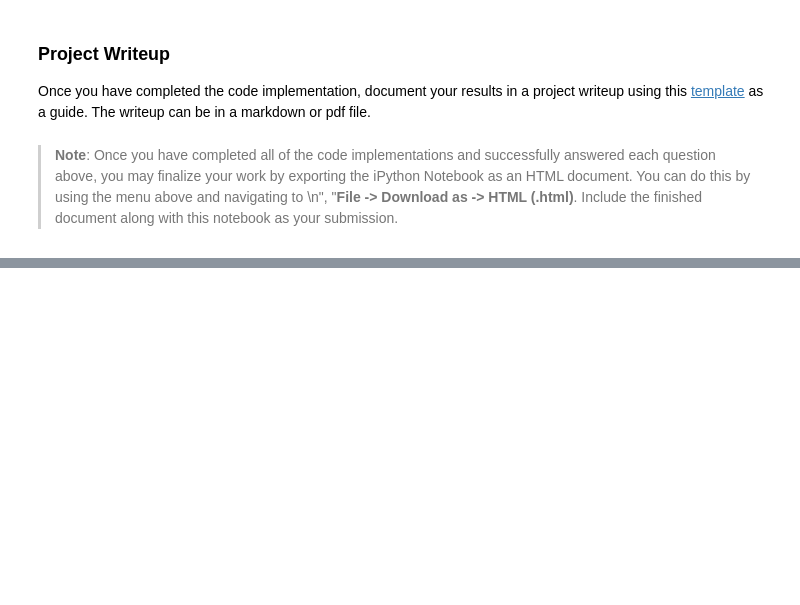
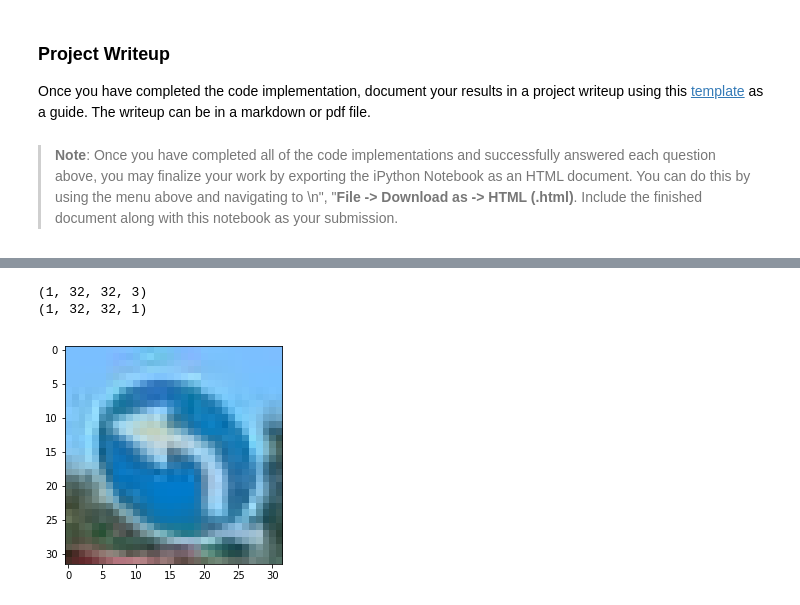
Before and after one commit to liangyd/CarND-Traffic-Sign-Classifier-Project, a Jupyter notebook: Traffic_Sign_Classifier.ipynb, the cells around one changed output, grey strips where cells are left out. Saved outputs shown, nothing was run; the diff lists cells and outputs as text; code cells hidden in the pictures; blank space fills up the shorter version.

```diff
--- a/Traffic_Sign_Classifier.ipynb
+++ b/Traffic_Sign_Classifier.ipynb
@@ -676,0 +854,19 @@ def outputFeatureMap(image_input, tf_activation, activation_min=-1, activation_m
+# %%
+# Read test image
+filename="test-images/test3.png"
+image=cv2.imread(filename)
+#resize image to 32x32
+image=cv2.resize(image,(32,32),interpolation = cv2.INTER_CUBIC)
+#Convert the color to RGB
+image=cv2.cvtColor(image, cv2.COLOR_BGR2RGB)
+plt.imshow(image)
+test_image=np.zeros((1,32,32,3))
+test_image[0]=image
+#print(test_image.shape)
+# Preprocessing
+test_image_norm=norm(grayscale(test_image))
+#print(test_image_norm.shape)
+# %% [output]
+(1, 32, 32, 3)
+(1, 32, 32, 1)
+[figure, added]
```
Also changed, not shown: parts of 12 cells of this notebook, 15 other files.
